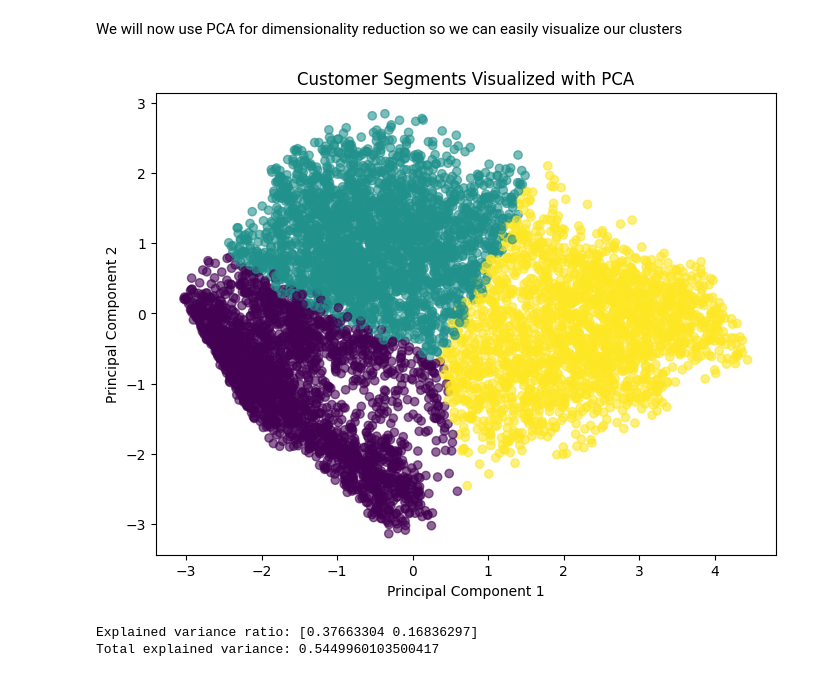
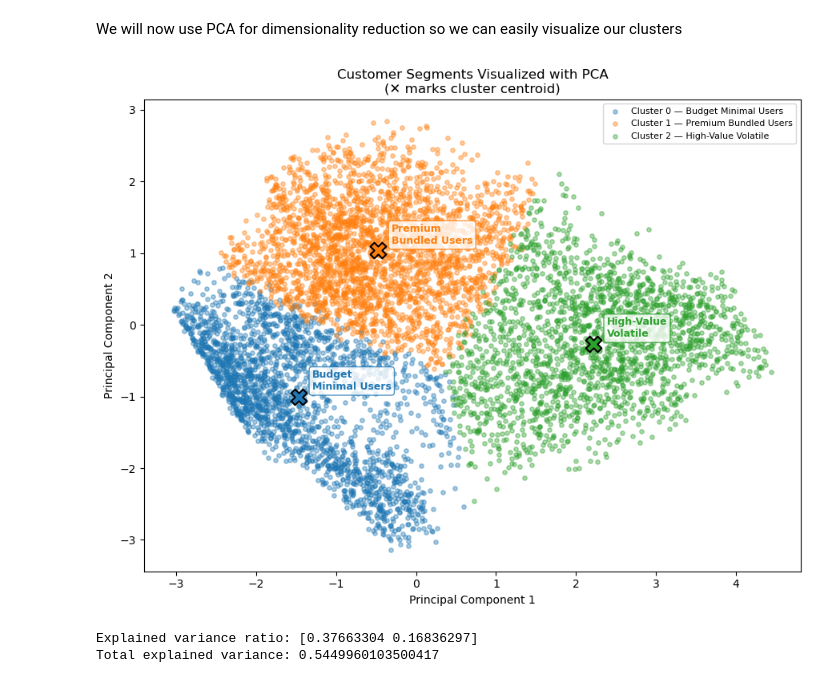
Before and after one commit to alinazir105/Customer-Intelligence-System, a Jupyter notebook: notebooks/Notebook.ipynb, the cells around one changed output. Cells and saved outputs as stored; diff of their text form; code cells hidden in the pictures.

```diff
--- a/notebooks/Notebook.ipynb
+++ b/notebooks/Notebook.ipynb
@@ -1384,19 +1618,68 @@ X_segment = segmentation_preprocessor.fit_transform(segment_df)
 pca = PCA(n_components=2)
 principal_components = pca.fit_transform(X_segment)
 # %%
-plt.figure(figsize=(8,6))
-plt.scatter(
-    principal_components[:, 0],
-    principal_components[:, 1],
-    c=segment_df['Cluster'],
-    alpha=0.6
-)
+# plt.figure(figsize=(8,6))
+# plt.scatter(
+#     principal_components[:, 0],
+#     principal_components[:, 1],
+#     c=segment_df['Cluster'],
+#     alpha=0.6
+# )
+# plt.xlabel("Principal Component 1")
+# plt.ylabel("Principal Component 2")
+# plt.title("Customer Segments Visualized with PCA")
+# plt.show()
+# Compute centroids of each cluster in PCA space
+cluster_labels_pca = segment_df['Cluster'].values
+centroids_pca = np.array([
+    principal_components[cluster_labels_pca == k].mean(axis=0)
+    for k in range(3)
+])
+
+segment_names = {
+    0: "Budget\nMinimal Users",
+    1: "Premium\nBundled Users",
+    2: "High-Value\nVolatile"
+}
+
+colors = ['#1f77b4', '#ff7f0e', '#2ca02c']
+
+plt.figure(figsize=(9, 7))
+
+for k in range(3):
+    mask = cluster_labels_pca == k
+    plt.scatter(
+        principal_components[mask, 0],
+        principal_components[mask, 1],
+        c=colors[k],
+        alpha=0.4,
+        s=15,
+        label=f'Cluster {k} — {segment_names[k].replace(chr(10), " ")}'
+    )
+
+# Plot and label centroids
+for k in range(3):
+    plt.scatter(
+        centroids_pca[k, 0], centroids_pca[k, 1],
+        c=colors[k], s=200, marker='X', edgecolors='black', linewidths=1.5, zorder=5
+    )
+    plt.annotate(
+        segment_names[k],
+        xy=(centroids_pca[k, 0], centroids_pca[k, 1]),
+        xytext=(12, 6), textcoords='offset points',
+        fontsize=9, fontweight='bold',
+        color=colors[k],
+        bbox=dict(boxstyle='round,pad=0.3', fc='white', ec=colors[k], alpha=0.8)
+    )
+
 plt.xlabel("Principal Component 1")
 plt.ylabel("Principal Component 2")
-plt.title("Customer Segments Visualized with PCA")
+plt.title("Customer Segments Visualized with PCA\n(✕ marks cluster centroid)")
+plt.legend(loc='upper right', fontsize=8)
+plt.tight_layout()
 plt.show()
 # %% [output]
-[figure, old version]
+[figure, new version]
 # %%
 print("Explained variance ratio:", pca.explained_variance_ratio_)
 print("Total explained variance:", pca.explained_variance_ratio_.sum())
```
Also changed, not shown: parts of 38 cells of this notebook, 5 other files.
